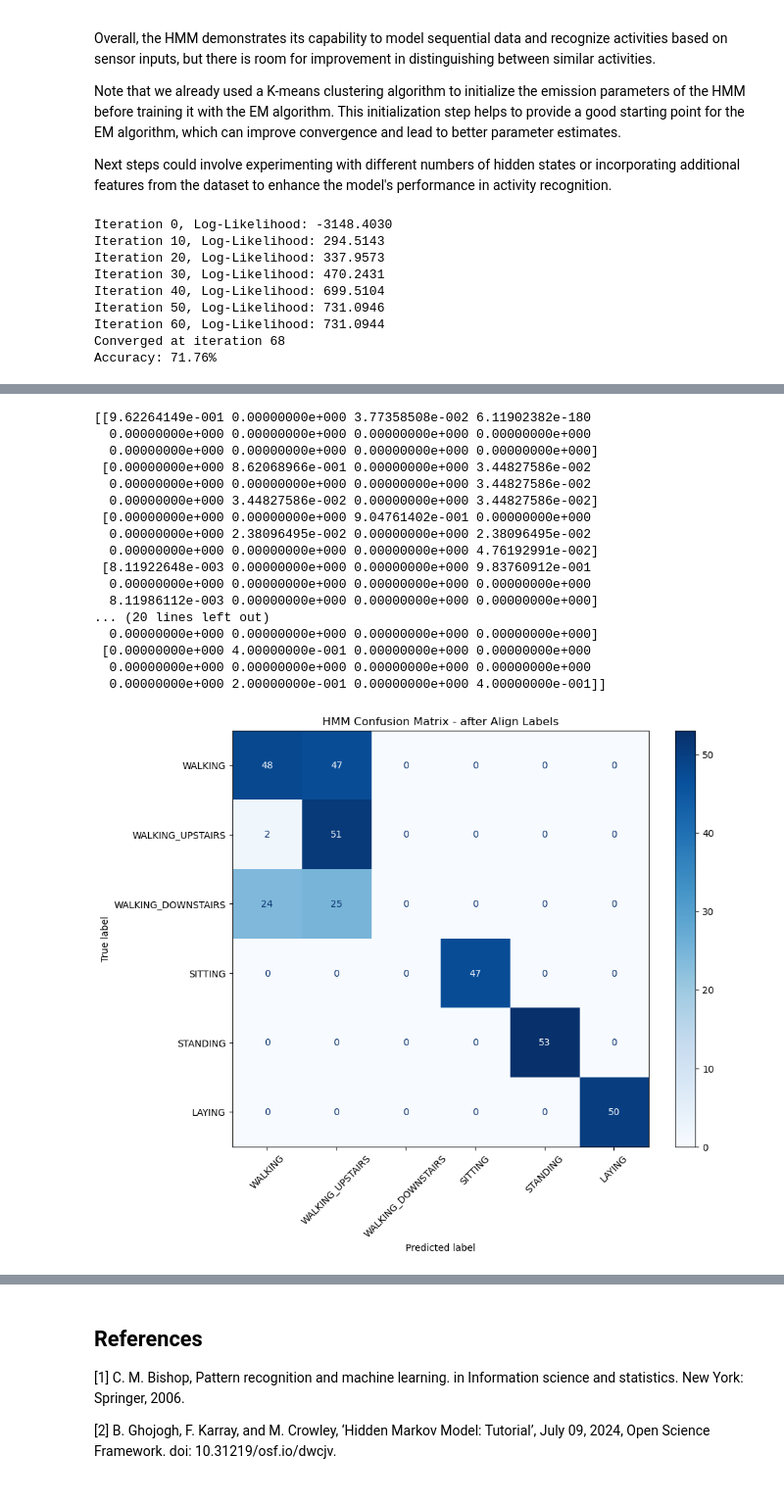
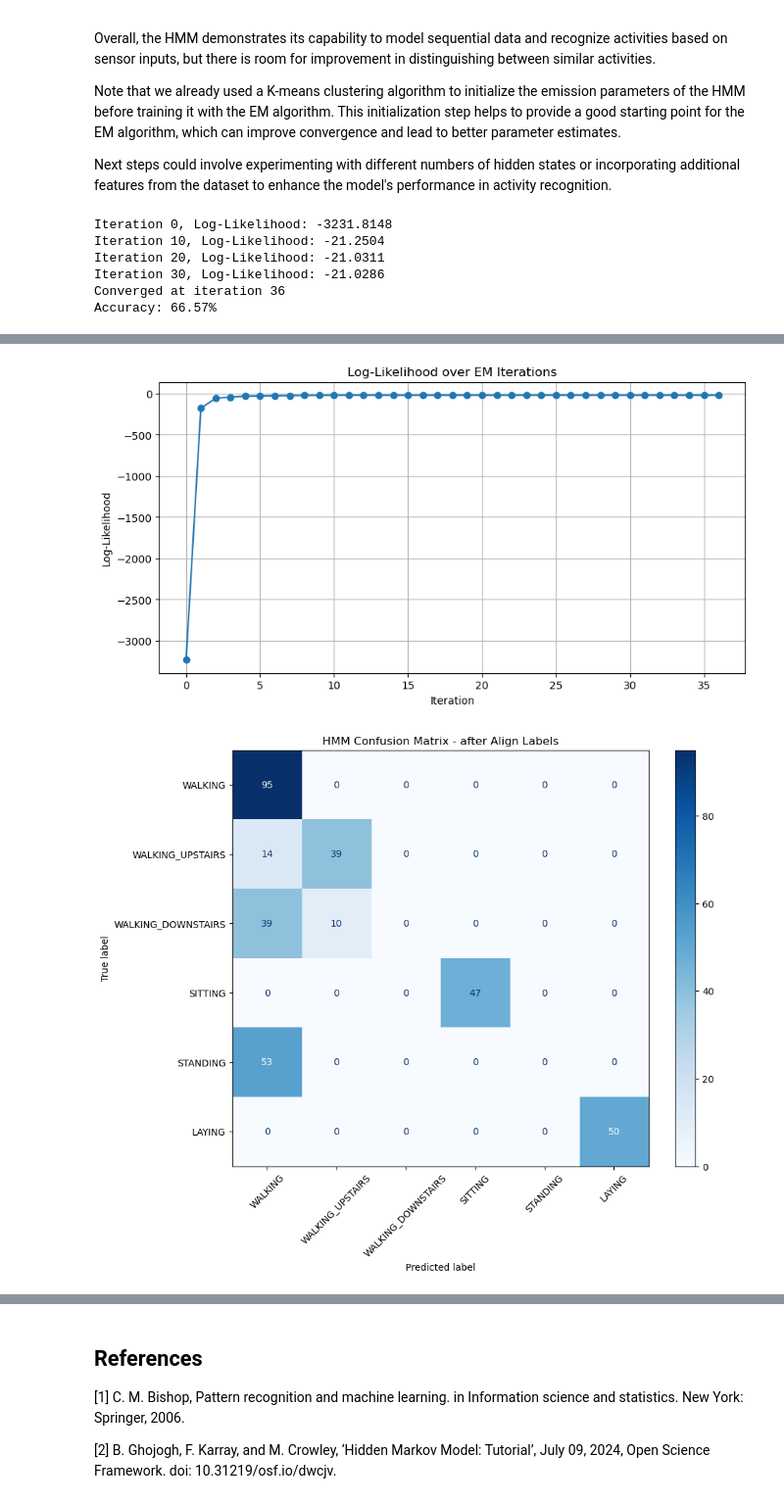
Before and after one commit to teolotti/LAB-ML, a Jupyter notebook: HMM.ipynb, the cells around one changed output, grey strips where cells are left out. Shown at 98% size. Saved outputs shown, nothing was run; the diff lists cells and outputs as text; code cells hidden in the pictures.

Commit message:
train and test; fix problems

```diff
--- a/HMM.ipynb
+++ b/HMM.ipynb
@@ -103,7 +103,7 @@ class HiddenMarkovModel:
         self.pi = np.ones(K) / K
 
         # Transition matrix (A) almost diagonal
-        self.A = np.ones((K, K)) * 0.1 / (K - 1) + np.eye(K) * 0.9
+        self.A = np.ones((K, K)) * 0.01 / (K - 1) + np.eye(K) * 0.99
         self.A /= np.sum(self.A, axis=1, keepdims=True) # normalize rows to ensure they sum to 1
 
         # Emission parameters: means and covariances for each hidden state
@@ -397,7 +397,7 @@ def m_step(hmm, X, gamma, xi):
             hmm.Sigma[k] = np.eye(X.shape[1]) * 0.1
     return hmm
 # %%
-def train_hmm(X, K, max_iters=100, tol=1e-10):
+def train_hmm(X, K, max_iters=100, tol=1e-7, hmm=None):
     """
     Train an HMM using the EM algorithm (Baum-Welch).
     Inputs:
@@ -407,8 +407,9 @@ def train_hmm(X, K, max_iters=100, tol=1e-10):
         tol: Convergence tolerance based on log-likelihood change
     """
     D = X.shape[1]
-    hmm = HiddenMarkovModel(K=K, D=D)
-    k_means_init(hmm, X)
+    if hmm is None:
+        hmm = HiddenMarkovModel(K=K, D=D)
+        k_means_init(hmm, X)
 
     log_likelihoods = []
     for i in range(max_iters):
@@ -420,7 +421,7 @@ def train_hmm(X, K, max_iters=100, tol=1e-10):
         hmm = m_step(hmm, X, gamma, xi)
 
         # Check for convergence
-        if i > 0 and abs(log_likelihood - log_likelihoods[-2]) < tol:
+        if i > 0 and abs(log_likelihood - log_likelihoods[-2]) < tol*abs(log_likelihoods[-2]):
             print(f'Converged at iteration {i}')
             break
 
@@ -541,7 +542,7 @@ def load_har_by_subject(subject_id, selected_features=features_idxs):
     - labels: List of activity labels.
     """
 
-    base_path = 'UCI HAR Dataset/train/'
+    base_path = 'UCI_HAR_Dataset/train/'
     X_full = pd.read_csv(base_path + 'X_train.txt', delim_whitespace=True, header=None)
     y_full = pd.read_csv(base_path + 'y_train.txt', delim_whitespace=True, header=None).values.flatten()
     sub_ids = pd.read_csv(base_path + 'subject_train.txt', delim_whitespace=True, header=None).values.flatten()
@@ -736,15 +736,12 @@ z_pred = viterbi(hmm_trained, X)
 z_pred_aligned = align_labels(Z_true, z_pred)
 print(f'Accuracy: {np.mean(Z_true == z_pred_aligned) * 100:.2f}%')
 plot_comparison(Z_true, z_pred_aligned, labels)
-print(hmm_trained.A)
+plot_log_likelihood(log_likelihoods)
 plot_hmm_confusion_matrix(Z_true, z_pred_aligned, labels)
 # %% [output]
-Iteration 0, Log-Likelihood: -3148.4030
-Iteration 10, Log-Likelihood: 294.5143
-Iteration 20, Log-Likelihood: 337.9573
-Iteration 30, Log-Likelihood: 470.2431
-Iteration 40, Log-Likelihood: 699.5104
-Iteration 50, Log-Likelihood: 731.0946
-Iteration 60, Log-Likelihood: 731.0944
-Converged at iteration 68
-Accuracy: 71.76%
+Iteration 0, Log-Likelihood: -3231.8148
+Iteration 10, Log-Likelihood: -21.2504
+Iteration 20, Log-Likelihood: -21.0311
+Iteration 30, Log-Likelihood: -21.0286
+Converged at iteration 36
+Accuracy: 66.57%
@@ -752,19 +749,3 @@ Accuracy: 71.76%
-[[9.62264149e-001 0.00000000e+000 3.77358508e-002 6.11902382e-180
-  0.00000000e+000 0.00000000e+000 0.00000000e+000 0.00000000e+000
-  0.00000000e+000 0.00000000e+000 0.00000000e+000 0.00000000e+000]
- [0.00000000e+000 8.62068966e-001 0.00000000e+000 3.44827586e-002
-  0.00000000e+000 0.00000000e+000 0.00000000e+000 3.44827586e-002
-  0.00000000e+000 3.44827586e-002 0.00000000e+000 3.44827586e-002]
- [0.00000000e+000 0.00000000e+000 9.04761402e-001 0.00000000e+000
-  0.00000000e+000 2.38096495e-002 0.00000000e+000 2.38096495e-002
-  0.00000000e+000 0.00000000e+000 0.00000000e+000 4.76192991e-002]
- [8.11922648e-003 0.00000000e+000 0.00000000e+000 9.83760912e-001
-  0.00000000e+000 0.00000000e+000 0.00000000e+000 0.00000000e+000
-  8.11986112e-003 0.00000000e+000 0.00000000e+000 0.00000000e+000]
-... (20 lines left out)
-  0.00000000e+000 0.00000000e+000 0.00000000e+000 0.00000000e+000]
- [0.00000000e+000 4.00000000e-001 0.00000000e+000 0.00000000e+000
-  0.00000000e+000 0.00000000e+000 0.00000000e+000 0.00000000e+000
-  0.00000000e+000 2.00000000e-001 0.00000000e+000 4.00000000e-001]]
-[figure, old version]
+[figure, new version]
+[figure, added]
 # %% [markdown]
```
Also changed, not shown: parts of 13 cells of this notebook.
